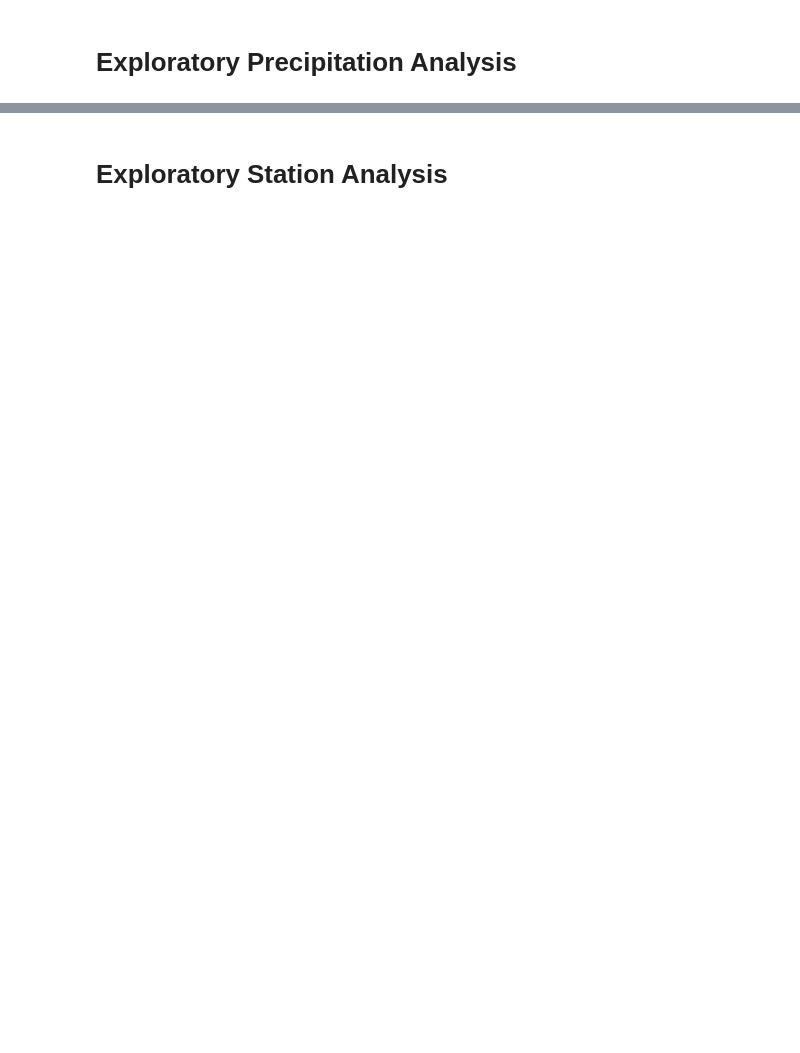
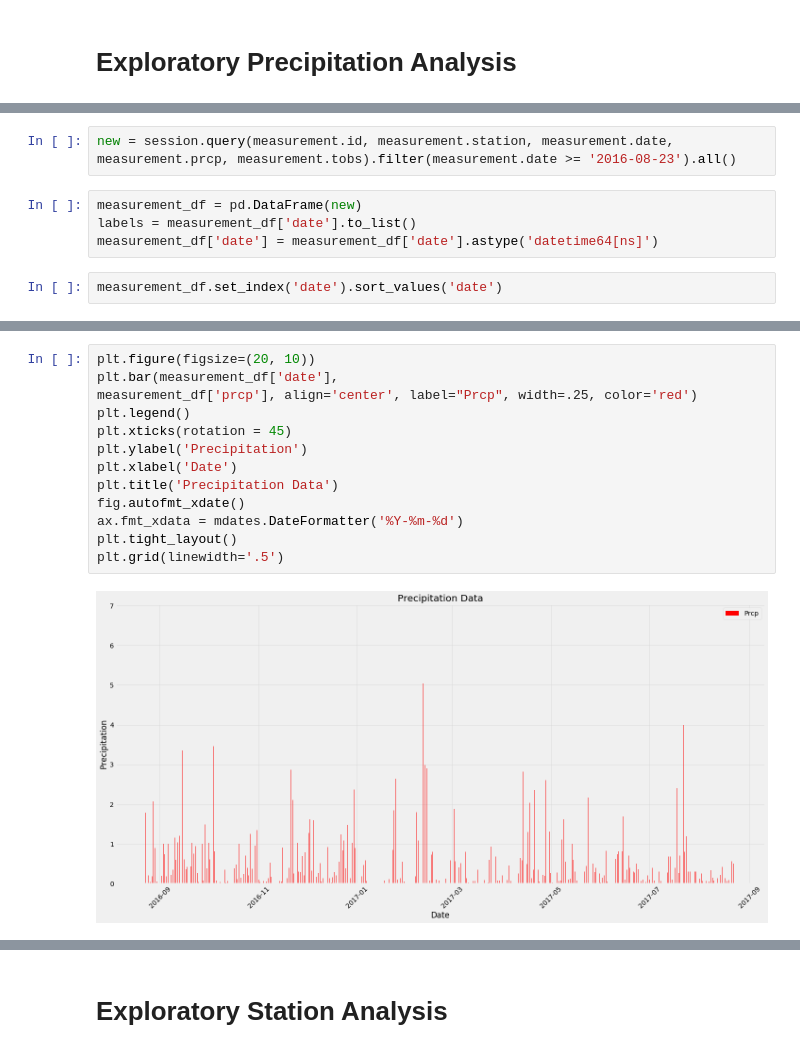
Before and after one commit to jwhite1987/Climate-Analysis, a Jupyter notebook: Instructions/climate_starter.ipynb, the cells around one changed output, grey strips where cells are left out. Saved outputs shown, nothing was run; the diff lists cells and outputs as text; blank space fills up the shorter version.

```diff
--- a/Instructions/climate_starter.ipynb
+++ b/Instructions/climate_starter.ipynb
@@ -97,0 +103,8 @@ TypeError: 'Query' object is not callable
+# %%
+new = session.query(measurement.id, measurement.station, measurement.date, measurement.prcp, measurement.tobs).filter(measurement.date >= '2016-08-23').all()
+# %%
+measurement_df = pd.DataFrame(new)
+labels = measurement_df['date'].to_list()
+measurement_df['date'] = measurement_df['date'].astype('datetime64[ns]')
+# %%
+measurement_df.set_index('date').sort_values('date')
@@ -97,0 +131,15 @@ TypeError: 'Query' object is not callable
+# %%
+plt.figure(figsize=(20, 10))
+plt.bar(measurement_df['date'],
+measurement_df['prcp'], align='center', label="Prcp", width=.25, color='red')
+plt.legend()
+plt.xticks(rotation = 45)
+plt.ylabel('Precipitation')
+plt.xlabel('Date')
+plt.title('Precipitation Data')
+fig.autofmt_xdate()
+ax.fmt_xdata = mdates.DateFormatter('%Y-%m-%d')
+plt.tight_layout()
+plt.grid(linewidth='.5')
+# %% [output]
+[figure, added]
```
Also changed, not shown: parts of 23 cells of this notebook, 4 other files.
